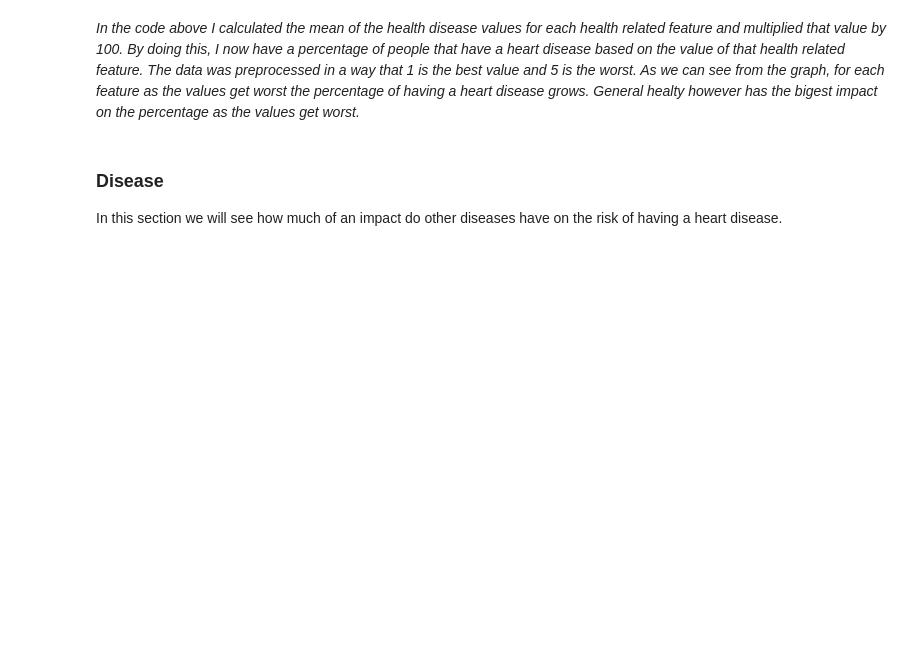
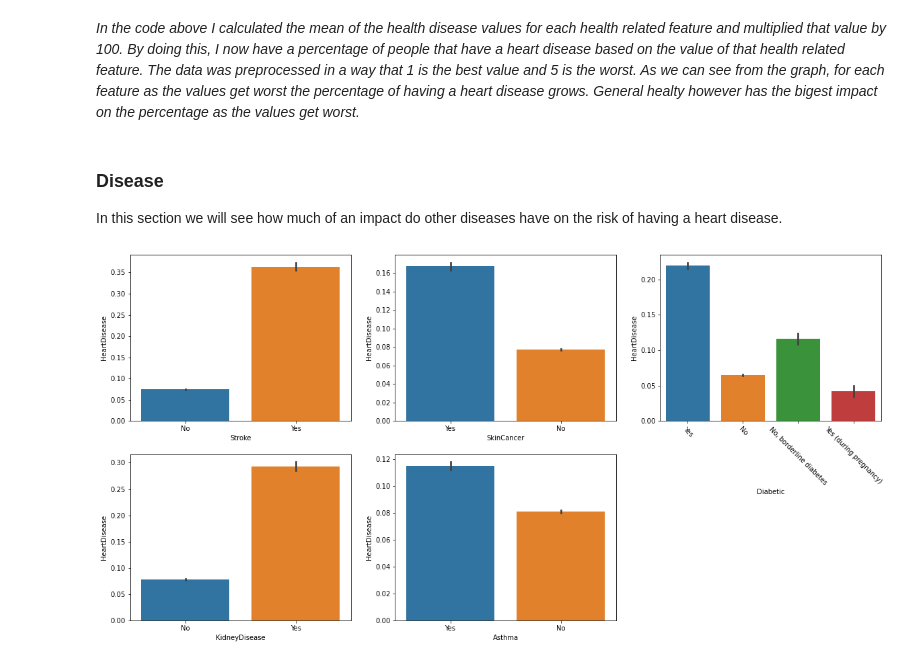
Before and after one commit to VedranSelak/heart-disease-prediction, a Jupyter notebook: heart_disease_final.ipynb, the cells around one changed output. Drawn from its saved outputs; the diff is of its cells as text; code cells hidden in the pictures; blank space fills up the shorter version.

```diff
--- a/heart_disease_final.ipynb
+++ b/heart_disease_final.ipynb
@@ -8,10 +8,11 @@ import pandas as pd
 import matplotlib.pyplot as plt
 import seaborn as sns
 from sklearn.model_selection import train_test_split
-from sklearn.metrics import accuracy_score, classification_report, confusion_matrix
+from sklearn.metrics import accuracy_score, classification_report, confusion_matrix, f1_score
 from sklearn.linear_model import LogisticRegression
+from sklearn.ensemble import RandomForestClassifier
 
-hd_data = pd.read_csv("./heart_2020_cleaned.csv")
+hd_data = pd.read_csv("../heart_2020_cleaned.csv")
 hd_data.head()
 # %% [output]
 |  | HeartDisease | BMI | Smoking | AlcoholDrinking | Stroke | PhysicalHealth | MentalHealth | DiffWalking | ... |
@@ -70,7 +93,7 @@ Name: AgeCategory, dtype: float64
 *Around **87.5%** of the people that have a heart disease are above 50 years old.*
 # %%
 # Ploting the impact of sex
-data = hd_data
+data = hd_data.copy()
 data.HeartDisease.replace({"Yes": 1, "No": 0}, inplace=True)
 fig, axs = plt.subplots(ncols=2, figsize=(15, 5))
 sns.barplot(x='Sex', y='HeartDisease', data=data, ax=axs[0])
@@ -250,3 +273,14 @@ Processed data:
 # %% [markdown]
 ### Disease
 In this section we will see how much of an impact do other diseases have on the risk of having a heart disease.
+# %%
+fig, axs = plt.subplots(nrows=2, ncols=3, figsize=(20, 10))
+sns.barplot(x='Stroke', y='HeartDisease', data=data, ax=axs[0, 0])
+sns.barplot(x='SkinCancer', y='HeartDisease', data=data, ax=axs[0, 1])
+diabeticChart = sns.barplot(x='Diabetic', y='HeartDisease', data=data, ax=axs[0, 2])
+diabeticChart.set_xticklabels(diabeticChart.get_xticklabels(), rotation=-45)
+sns.barplot(x='KidneyDisease', y='HeartDisease', data=data, ax=axs[1, 0])
+sns.barplot(x='Asthma', y='HeartDisease', data=data, ax=axs[1, 1])
+fig.delaxes(axs[1][2])
+# %% [output]
+[figure, added]
```
Also changed, not shown: parts of 42 cells of this notebook.
